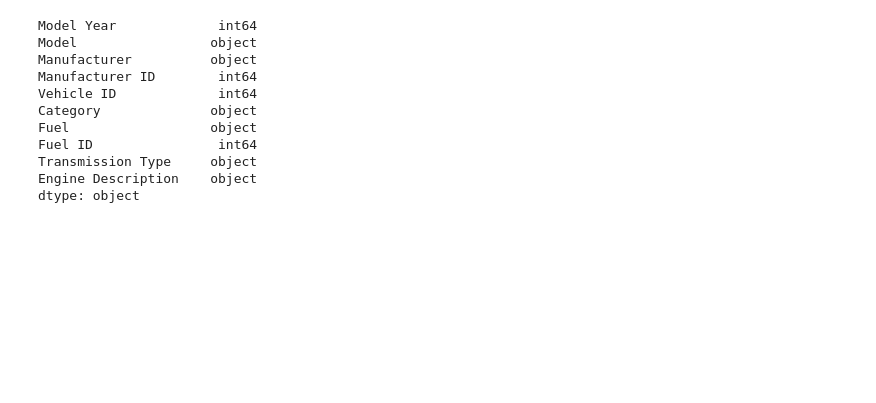
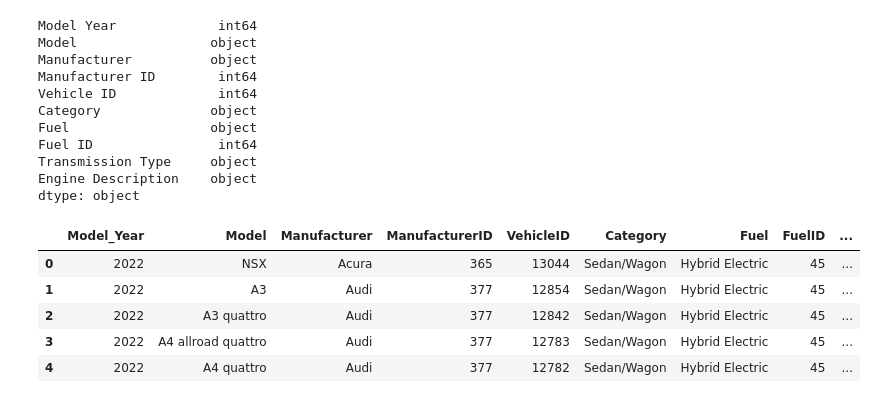
Before and after one commit to sedaverde/Electric-Car-Data-Analysis, a Jupyter notebook: Jupyter_Notebooks/EvsLightDutyDetails_Cleaning.ipynb, the cells around one changed output. Drawn from its saved outputs; the diff is of its cells as text; code cells hidden in the pictures; blank space fills up the shorter version.

```diff
--- a/Jupyter_Notebooks/EvsLightDutyDetails_Cleaning.ipynb
+++ b/Jupyter_Notebooks/EvsLightDutyDetails_Cleaning.ipynb
@@ -81,4 +81,16 @@ Fuel ID                int64
 Transmission Type     object
 Engine Description    object
 dtype: object
+# %%
+light_duty_details_df.rename(columns = {'Model Year':'Model_Year', 'Manufacturer ID':'ManufacturerID',
+                                        'Vehicle ID':'VehicleID', 'Fuel ID':'FuelID', 'Transmission Type':'Transmission_Type',
+                                        'Engine Description':'Engine_Description'}, inplace = True)
+light_duty_details_df.head()
+# %% [output]
+|  | Model_Year | Model | Manufacturer | ManufacturerID | VehicleID | Category | Fuel | FuelID | ... |
+| 0 | 2022 | NSX | Acura | 365 | 13044 | Sedan/Wagon | Hybrid Electric | 45 | ... |
+| 1 | 2022 | A3 | Audi | 377 | 12854 | Sedan/Wagon | Hybrid Electric | 45 | ... |
+| 2 | 2022 | A3 quattro | Audi | 377 | 12842 | Sedan/Wagon | Hybrid Electric | 45 | ... |
+| 3 | 2022 | A4 allroad quattro | Audi | 377 | 12783 | Sedan/Wagon | Hybrid Electric | 45 | ... |
+| 4 | 2022 | A4 quattro | Audi | 377 | 12782 | Sedan/Wagon | Hybrid Electric | 45 | ... |
 # %%
```
Also changed, not shown: parts of 2 cells of this notebook, 21 other files.
